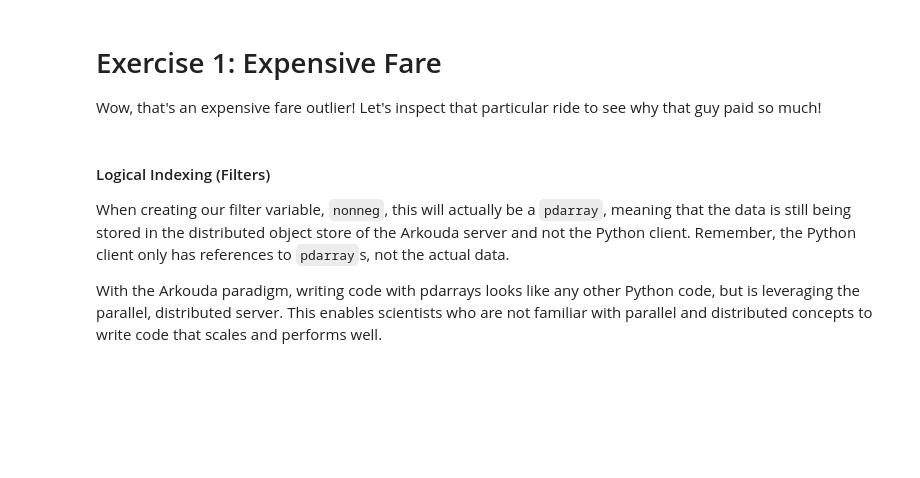
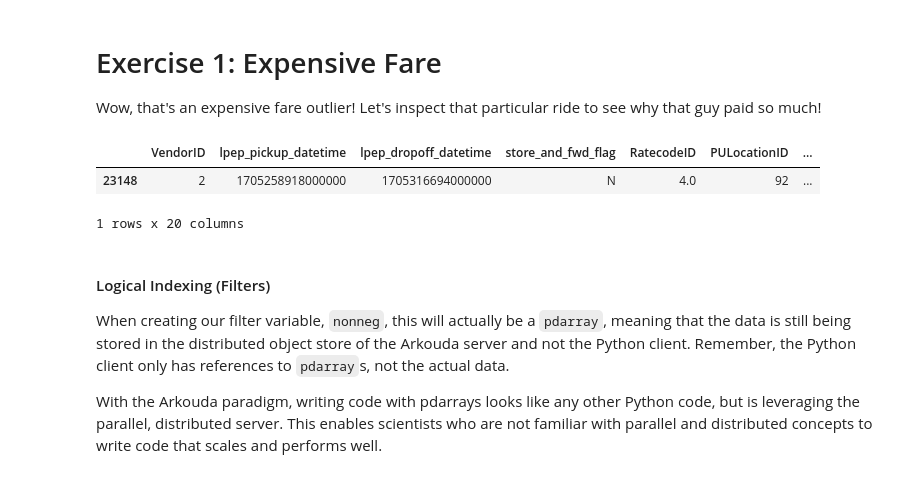
Before and after one commit to bmcdonald3/arkouda-codespace, a Jupyter notebook: tutorial_nyc_taxi_parquet.ipynb, the cells around one changed output. Cells and saved outputs as stored; diff of their text form; code cells hidden in the pictures; blank space fills up the shorter version.

```diff
--- a/tutorial_nyc_taxi_parquet.ipynb
+++ b/tutorial_nyc_taxi_parquet.ipynb
@@ -113,6 +168,12 @@ hist(data['fare_amount'], 100)
 Wow, that's an expensive fare outlier! Let's inspect that particular ride to see why that guy paid so much!
 # %%
 # TODO: Index into your dataframe using logical indexing (outlined below) to inspect that expensive outlier ride
+data[data['fare_amount'] > 1000]
+# No tip!
+# %% [output]
+|  | VendorID | lpep_pickup_datetime | lpep_dropoff_datetime | store_and_fwd_flag | RatecodeID | PULocationID | ... |
+| 23148 | 2 | 1705258918000000 | 1705316694000000 | N | 4.0 | 92 | ... |
+1 rows x 20 columns
 # %% [markdown]
 #### Logical Indexing (Filters)
 
```
Also changed, not shown: parts of 22 cells of this notebook.
